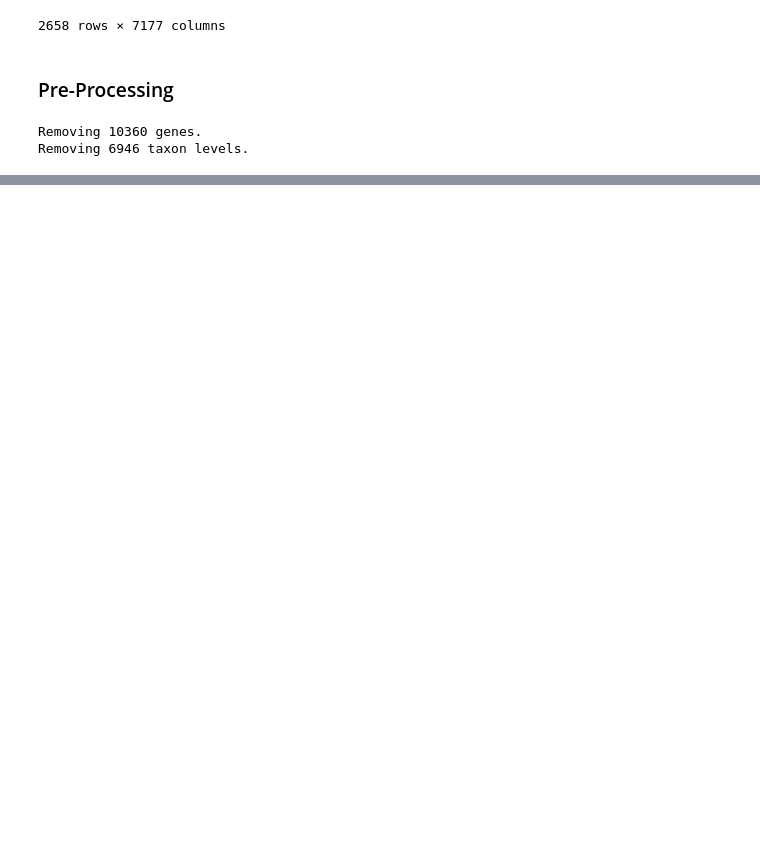
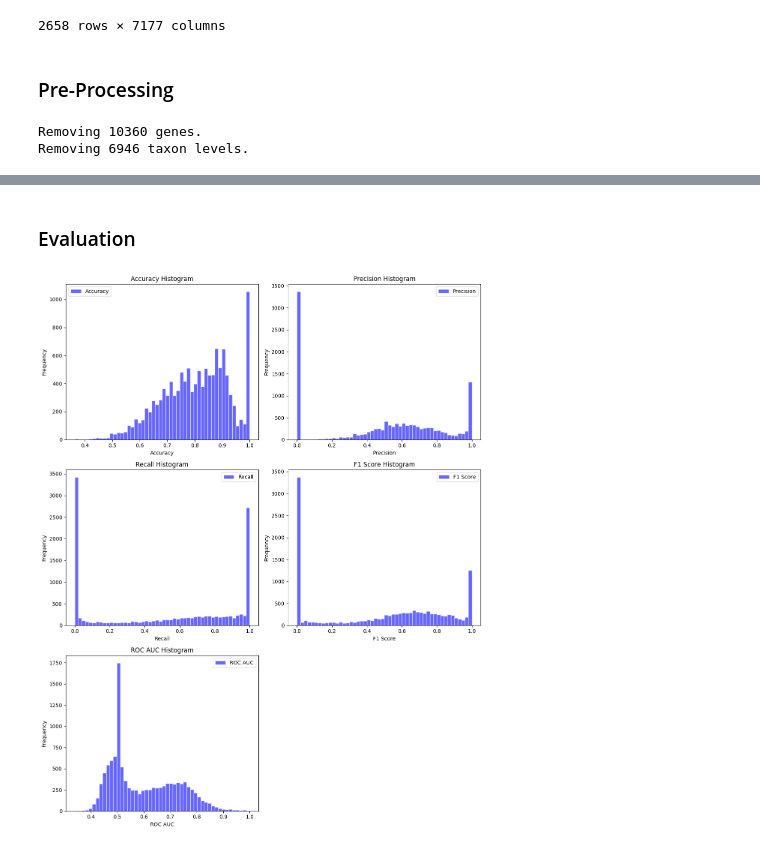
Before and after one commit to AthomsG/gene-prediction-from-bacteria-community, a Jupyter notebook: notebooks/EDA of New Data.ipynb, the cells around one changed output, grey strips where cells are left out. Cells and saved outputs as stored; diff of their text form; code cells hidden in the pictures; blank space fills up the shorter version.

```diff
--- a/notebooks/EDA of New Data.ipynb
+++ b/notebooks/EDA of New Data.ipynb
@@ -208,0 +318,56 @@ df_genes
+# %% [markdown]
+### Evaluation
+# %%
+# Initialize lists to store metrics for each label
+accuracies = []
+precisions = []
+recalls = []
+f1_scores = []
+roc_aucs = []
+
+# Evaluate on the test set
+model.eval()
+
+with torch.no_grad():
+    for label_idx in tqdm(range(output_size)):  # Iterate over each label (gene)
+        all_preds = []
+        all_labels = []
+        all_probs = []  # Store the probabilities for ROC AUC calculation
+
+        for batch_X, batch_y in test_loader:
+            batch_X, batch_y = batch_X.to(device), batch_y.to(device)
+
+            # Get model outputs for this label (probabilities, not binary predictions)
+            outputs = model(batch_X)
+            probs = outputs[:, label_idx].cpu().numpy()  # Get probabilities for this label
+            preds = (probs >= 0.5).astype(float)  # Convert probabilities to binary predictions
+
+            all_preds.append(preds)
+            all_labels.append(batch_y[:, label_idx].cpu().numpy())  # True labels for this label
+            all_probs.append(probs)
+
+        # Concatenate all predictions, labels, and probabilities for this label
+        all_preds = np.concatenate(all_preds, axis=0)
+        all_labels = np.concatenate(all_labels, axis=0)
+        all_probs = np.concatenate(all_probs, axis=0)
+
+        # Compute metrics like accuracy, precision, recall, f1, roc_auc
+        accuracy = accuracy_score(all_labels, all_preds)
+        precision = precision_score(all_labels, all_preds, zero_division=0)
+        recall = recall_score(all_labels, all_preds, zero_division=0)
+        f1 = f1_score(all_labels, all_preds, zero_division=0)
+
+        # Check if both classes are present before calculating ROC AUC
+        if len(np.unique(all_labels)) > 1:  # Both classes must be present
+            roc_auc = roc_auc_score(all_labels, all_probs)
+        else:
+            roc_auc = np.nan  # Set ROC AUC to NaN if only one class is present
+
+        # Store metrics for this label
+        accuracies.append(accuracy)
+        precisions.append(precision)
+        recalls.append(recall)
+        f1_scores.append(f1)
+        roc_aucs.append(roc_auc)
+# %% [output]
+[figure, added]
```
Also changed, not shown: parts of 8 cells of this notebook, 1 other file.
